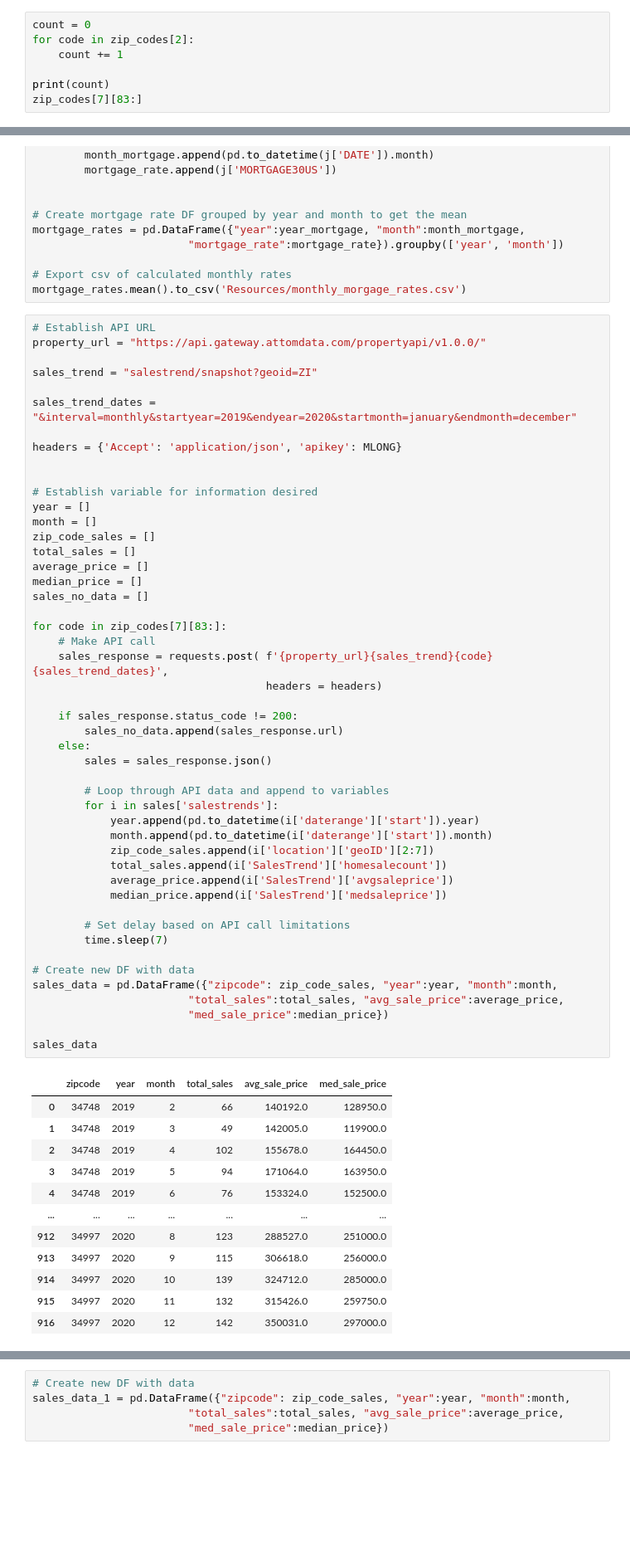
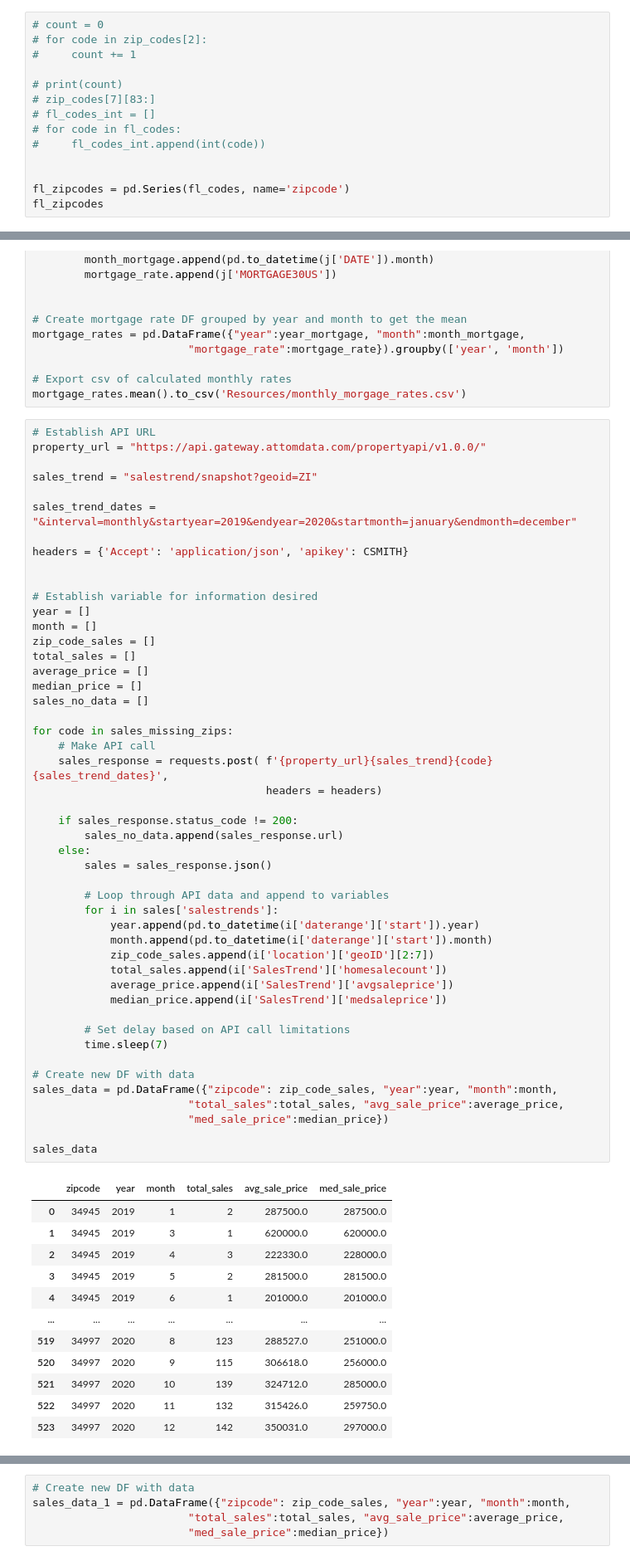
Before and after one commit to FinalProject-2021/Housing_Valuation, a Jupyter notebook: sales_data_JJ.ipynb, the cells around one changed output, grey strips where cells are left out. Shown at 83% size. Saved outputs shown, nothing was run; the diff lists cells and outputs as text; blank space fills up the shorter version.

```diff
--- a/sales_data_JJ.ipynb
+++ b/sales_data_JJ.ipynb
@@ -25,10 +26,17 @@ zip_codes = list(zip(*split_codes))
 
 # zip_codes[0]
 # %%
-count = 0
-for code in zip_codes[2]:
-    count += 1
+# count = 0
+# for code in zip_codes[2]:
+#     count += 1
 
-print(count)
-zip_codes[7][83:]
+# print(count)
+# zip_codes[7][83:]
+# fl_codes_int = []
+# for code in fl_codes:
+#     fl_codes_int.append(int(code))
+
+
+fl_zipcodes = pd.Series(fl_codes, name='zipcode')
+fl_zipcodes
 # %% [output]
@@ -79,7 +81,7 @@ sales_trend = "salestrend/snapshot?geoid=ZI"
 
 sales_trend_dates = "&interval=monthly&startyear=2019&endyear=2020&startmonth=january&endmonth=december"
 
-headers = {'Accept': 'application/json', 'apikey': MLONG}
+headers = {'Accept': 'application/json', 'apikey': CSMITH}
 
 
 # Establish variable for information desired
@@ -91,44 +93,44 @@ average_price = []
 median_price = []
 sales_no_data = []
 
-for code in zip_codes[7][83:]:
+for code in sales_missing_zips:
     # Make API call
     sales_response = requests.post( f'{property_url}{sales_trend}{code}{sales_trend_dates}',
                                     headers = headers)
 
     if sales_response.status_code != 200:
         sales_no_data.append(sales_response.url)
     else:
         sales = sales_response.json()
 
         # Loop through API data and append to variables
         for i in sales['salestrends']:
             year.append(pd.to_datetime(i['daterange']['start']).year)
             month.append(pd.to_datetime(i['daterange']['start']).month)
             zip_code_sales.append(i['location']['geoID'][2:7])
             total_sales.append(i['SalesTrend']['homesalecount'])
             average_price.append(i['SalesTrend']['avgsaleprice'])
             median_price.append(i['SalesTrend']['medsaleprice'])
 
         # Set delay based on API call limitations
         time.sleep(7)
 
 # Create new DF with data
 sales_data = pd.DataFrame({"zipcode": zip_code_sales, "year":year, "month":month,
                         "total_sales":total_sales, "avg_sale_price":average_price,
                         "med_sale_price":median_price})
 
 sales_data
 # %% [output]
 |  | zipcode | year | month | total_sales | avg_sale_price | med_sale_price |
-| 0 | 34748 | 2019 | 2 | 66 | 140192.0 | 128950.0 |
-| 1 | 34748 | 2019 | 3 | 49 | 142005.0 | 119900.0 |
-| 2 | 34748 | 2019 | 4 | 102 | 155678.0 | 164450.0 |
-| 3 | 34748 | 2019 | 5 | 94 | 171064.0 | 163950.0 |
-| 4 | 34748 | 2019 | 6 | 76 | 153324.0 | 152500.0 |
+| 0 | 34945 | 2019 | 1 | 2 | 287500.0 | 287500.0 |
+| 1 | 34945 | 2019 | 3 | 1 | 620000.0 | 620000.0 |
+| 2 | 34945 | 2019 | 4 | 3 | 222330.0 | 228000.0 |
+| 3 | 34945 | 2019 | 5 | 2 | 281500.0 | 281500.0 |
+| 4 | 34945 | 2019 | 6 | 1 | 201000.0 | 201000.0 |
 | ... | ... | ... | ... | ... | ... | ... |
-| 912 | 34997 | 2020 | 8 | 123 | 288527.0 | 251000.0 |
-| 913 | 34997 | 2020 | 9 | 115 | 306618.0 | 256000.0 |
-| 914 | 34997 | 2020 | 10 | 139 | 324712.0 | 285000.0 |
-| 915 | 34997 | 2020 | 11 | 132 | 315426.0 | 259750.0 |
-| 916 | 34997 | 2020 | 12 | 142 | 350031.0 | 297000.0 |
+| 519 | 34997 | 2020 | 8 | 123 | 288527.0 | 251000.0 |
+| 520 | 34997 | 2020 | 9 | 115 | 306618.0 | 256000.0 |
+| 521 | 34997 | 2020 | 10 | 139 | 324712.0 | 285000.0 |
+| 522 | 34997 | 2020 | 11 | 132 | 315426.0 | 259750.0 |
+| 523 | 34997 | 2020 | 12 | 142 | 350031.0 | 297000.0 |
```
Also changed, not shown: parts of 13 cells of this notebook, 19 other files.
